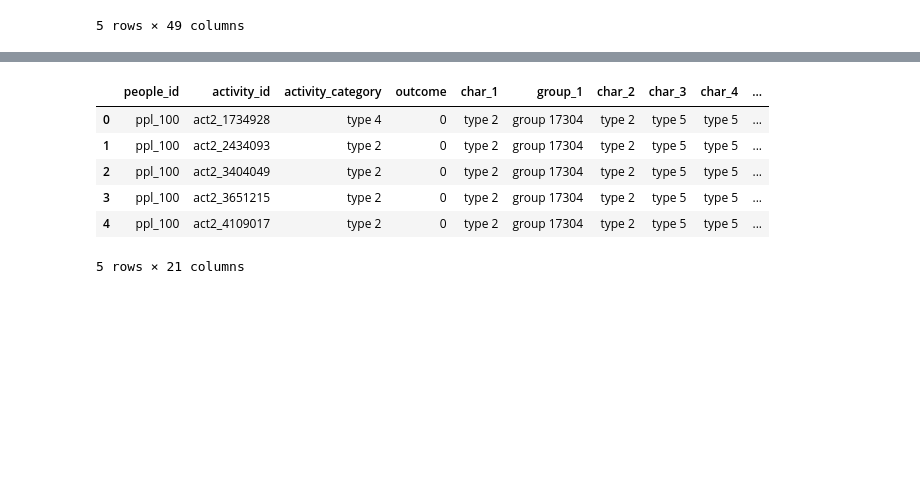
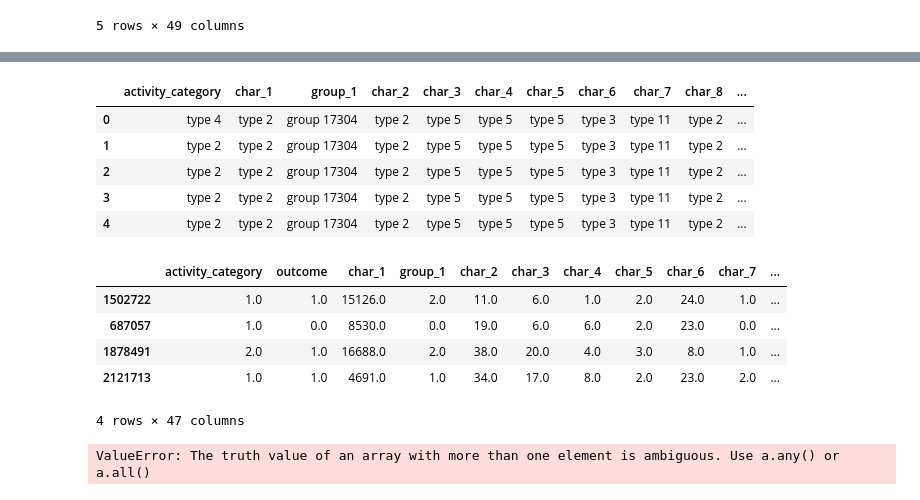
Before and after one commit to juliusmarkwei/Red-Hat-Business-Value, a Jupyter notebook: notebook/index.ipynb, the cells around one changed output, grey strips where cells are left out. Cells and saved outputs as stored; diff of their text form; code cells hidden in the pictures; blank space fills up the shorter version.

Commit message:
converted dtype on to int

```diff
--- a/notebook/index.ipynb
+++ b/notebook/index.ipynb
@@ -196,6 +196,9 @@ pd.DataFrame(new_df.isna().sum() / new_df.shape[0], columns=["NA_Percentage"])
 | char_36 | 0.0 |
 | char_37 | 0.0 |
 | char_38 | 0.0 |
+# %%
+# removing duplicated entries/record/instances
+new_df = new_df.drop_duplicates()
 # %% [markdown]
 ### <font color="green">Feature Engineering<font>
 # %%
@@ -244,6 +247,10 @@ new_df.head()
 | 3 | ppl_100 | act2_3651215 | type 2 | 0 | type 2 | group 17304 | type 2 | type 5 | type 5 | ... |
 | 4 | ppl_100 | act2_4109017 | type 2 | 0 | type 2 | group 17304 | type 2 | type 5 | type 5 | ... |
 5 rows × 49 columns
+# %%
+# Let's drop the two IDs since we wont be using them in the model development
+
+new_df = new_df.drop(["people_id", "activity_id"], axis=1)
 # %%
 COMPRESSED_FILE_PATH = "../data/merged/new_df.pbz2"
 
@@ -285,11 +292,10 @@ new_df.head()
 # %%
-columns_to_encode = new_df.select_dtypes(exclude=bool).columns
+columns_to_encode = new_df.select_dtypes(exclude=[bool, int]).columns
 new_df[columns_to_encode].head()
 # %% [output]
-|  | people_id | activity_id | activity_category | outcome | char_1 | group_1 | char_2 | char_3 | char_4 | ... |
-| 0 | ppl_100 | act2_1734928 | type 4 | 0 | type 2 | group 17304 | type 2 | type 5 | type 5 | ... |
-| 1 | ppl_100 | act2_2434093 | type 2 | 0 | type 2 | group 17304 | type 2 | type 5 | type 5 | ... |
-| 2 | ppl_100 | act2_3404049 | type 2 | 0 | type 2 | group 17304 | type 2 | type 5 | type 5 | ... |
-| 3 | ppl_100 | act2_3651215 | type 2 | 0 | type 2 | group 17304 | type 2 | type 5 | type 5 | ... |
-| 4 | ppl_100 | act2_4109017 | type 2 | 0 | type 2 | group 17304 | type 2 | type 5 | type 5 | ... |
+|  | activity_category | char_1 | group_1 | char_2 | char_3 | char_4 | char_5 | char_6 | char_7 | char_8 | ... |
+| 0 | type 4 | type 2 | group 17304 | type 2 | type 5 | type 5 | type 5 | type 3 | type 11 | type 2 | ... |
+| 1 | type 2 | type 2 | group 17304 | type 2 | type 5 | type 5 | type 5 | type 3 | type 11 | type 2 | ... |
+| 2 | type 2 | type 2 | group 17304 | type 2 | type 5 | type 5 | type 5 | type 3 | type 11 | type 2 | ... |
+| 3 | type 2 | type 2 | group 17304 | type 2 | type 5 | type 5 | type 5 | type 3 | type 11 | type 2 | ... |
+| 4 | type 2 | type 2 | group 17304 | type 2 | type 5 | type 5 | type 5 | type 3 | type 11 | type 2 | ... |
-5 rows × 21 columns
@@ -295,0 +305,23 @@ new_df[columns_to_encode].head()
+# %%
+new_df_2 = pd.DataFrame(new_df_2, columns=new_df.columns)
+new_df_2.sample(4, random_state=2023)
+# %% [output]
+|  | activity_category | outcome | char_1 | group_1 | char_2 | char_3 | char_4 | char_5 | char_6 | char_7 | ... |
+| 1502722 | 1.0 | 1.0 | 15126.0 | 2.0 | 11.0 | 6.0 | 1.0 | 2.0 | 24.0 | 1.0 | ... |
+| 687057 | 1.0 | 0.0 | 8530.0 | 0.0 | 19.0 | 6.0 | 6.0 | 2.0 | 23.0 | 0.0 | ... |
+| 1878491 | 2.0 | 1.0 | 16688.0 | 2.0 | 38.0 | 20.0 | 4.0 | 3.0 | 8.0 | 1.0 | ... |
+| 2121713 | 1.0 | 1.0 | 4691.0 | 1.0 | 34.0 | 17.0 | 8.0 | 2.0 | 23.0 | 2.0 | ... |
+4 rows × 47 columns
+# %%
+def modify_bool_columns(df):
+    for col in df.columns:
+        if df[col].unique() in ['True', 'False']:
+            try:
+                df[col] = df[col].apply(lambda x: int(x == 'True'))
+            except ValueError:
+                pass
+    return df
+
+new_df_3 = modify_bool_columns(new_df_2)
+# %% [output]
+ValueError: The truth value of an array with more than one element is ambiguous. Use a.any() or a.all()
```
Also changed, not shown: parts of 9 cells of this notebook.
